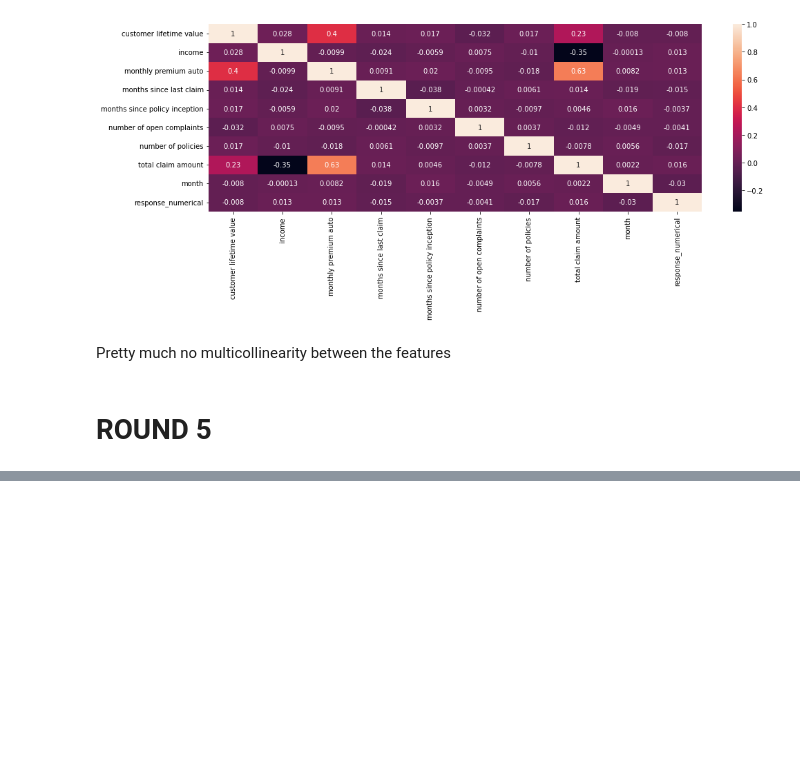
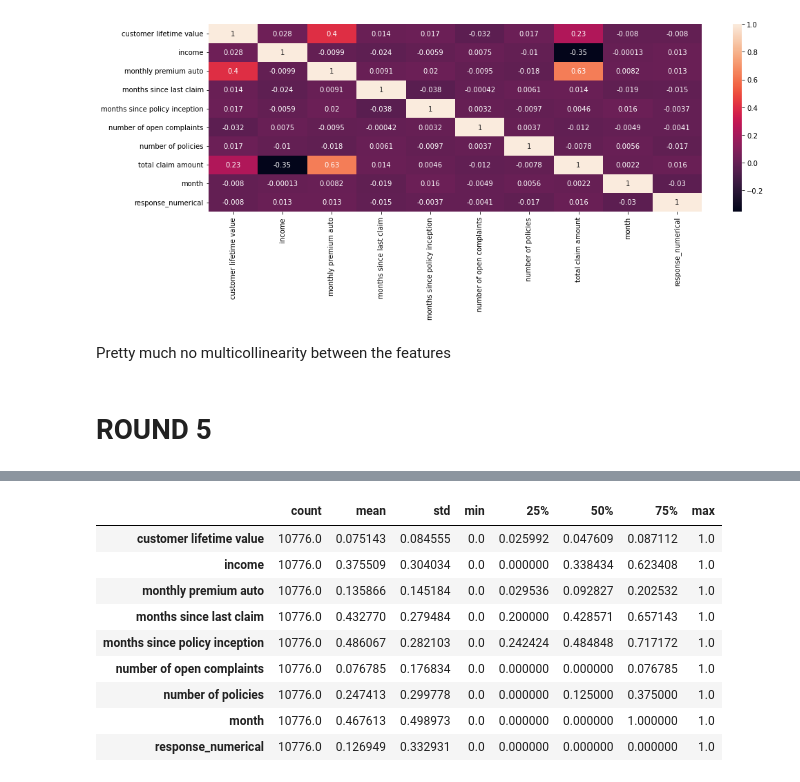
Before and after one commit to JPSittinger/lab-customer-analysis-round-2, a Jupyter notebook: files_for_lab/csv_files/Solution.ipynb, the cells around one changed output, grey strips where cells are left out. Cells and saved outputs as stored; diff of their text form; code cells hidden in the pictures; blank space fills up the shorter version.

```diff
--- a/files_for_lab/csv_files/Solution.ipynb
+++ b/files_for_lab/csv_files/Solution.ipynb
@@ -605,0 +619,8 @@ pd.DataFrame(x_standardized, columns=X.columns)
+# %%
+# Normalize between 0 and 1
+
+transformer = MinMaxScaler().fit(X_num)
+X_normalized = transformer.transform(X_num)
+print(X_normalized.shape)
+X_normalized = pd.DataFrame(X_normalized,columns=X_num.columns)
+pd.DataFrame(X_normalized, columns=X_num.columns)
@@ -605,0 +642,13 @@ pd.DataFrame(x_standardized, columns=X.columns)
+# %%
+X_normalized.describe().T
+# %% [output]
+|  | count | mean | std | min | 25% | 50% | 75% | max |
+| customer lifetime value | 10776.0 | 0.075143 | 0.084555 | 0.0 | 0.025992 | 0.047609 | 0.087112 | 1.0 |
+| income | 10776.0 | 0.375509 | 0.304034 | 0.0 | 0.000000 | 0.338434 | 0.623408 | 1.0 |
+| monthly premium auto | 10776.0 | 0.135866 | 0.145184 | 0.0 | 0.029536 | 0.092827 | 0.202532 | 1.0 |
+| months since last claim | 10776.0 | 0.432770 | 0.279484 | 0.0 | 0.200000 | 0.428571 | 0.657143 | 1.0 |
+| months since policy inception | 10776.0 | 0.486067 | 0.282103 | 0.0 | 0.242424 | 0.484848 | 0.717172 | 1.0 |
+| number of open complaints | 10776.0 | 0.076785 | 0.176834 | 0.0 | 0.000000 | 0.000000 | 0.076785 | 1.0 |
+| number of policies | 10776.0 | 0.247413 | 0.299778 | 0.0 | 0.000000 | 0.125000 | 0.375000 | 1.0 |
+| month | 10776.0 | 0.467613 | 0.498973 | 0.0 | 0.000000 | 0.000000 | 1.000000 | 1.0 |
+| response_numerical | 10776.0 | 0.126949 | 0.332931 | 0.0 | 0.000000 | 0.000000 | 0.000000 | 1.0 |
```
Also changed, not shown: parts of 25 cells of this notebook, 3 other files.
